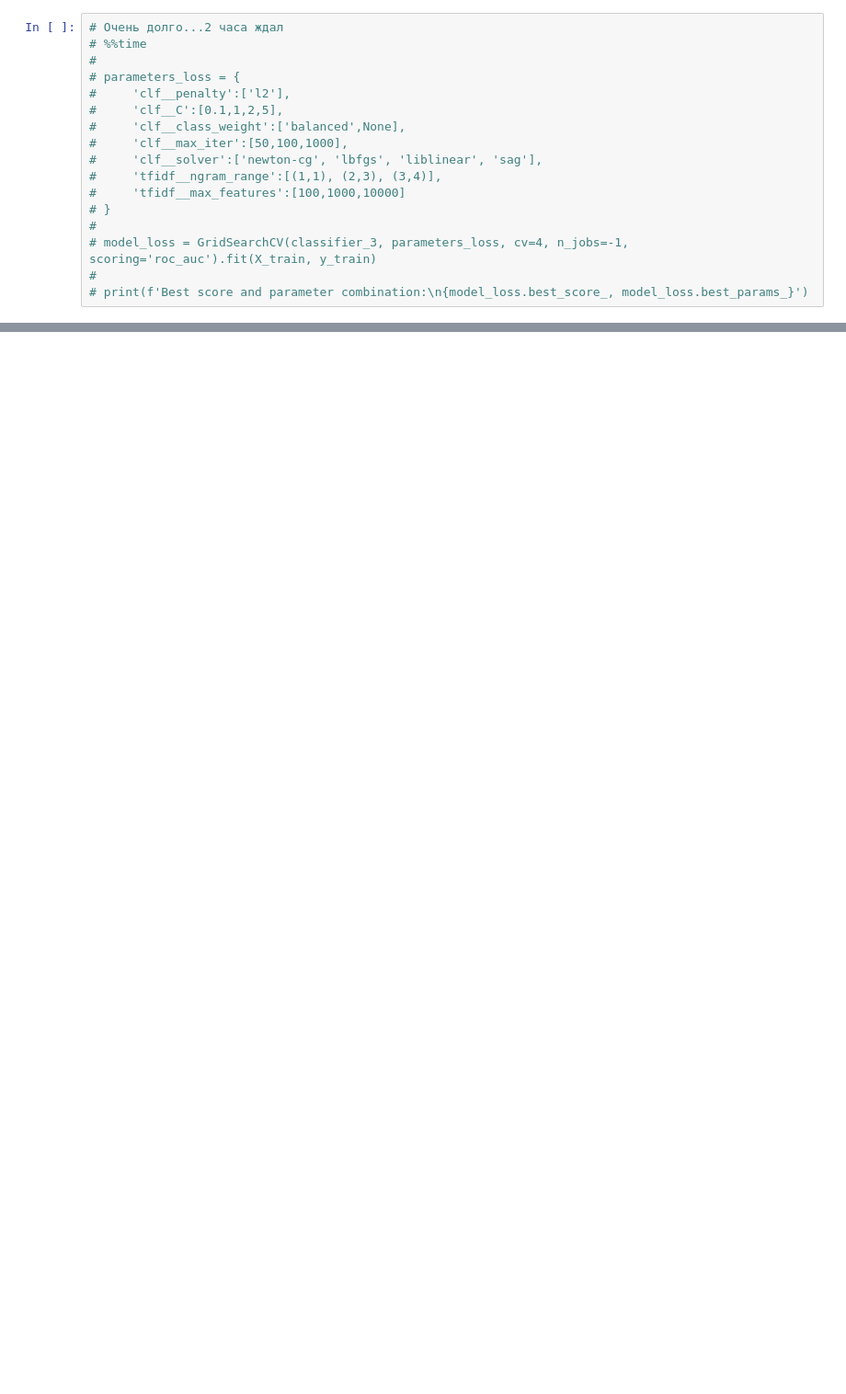
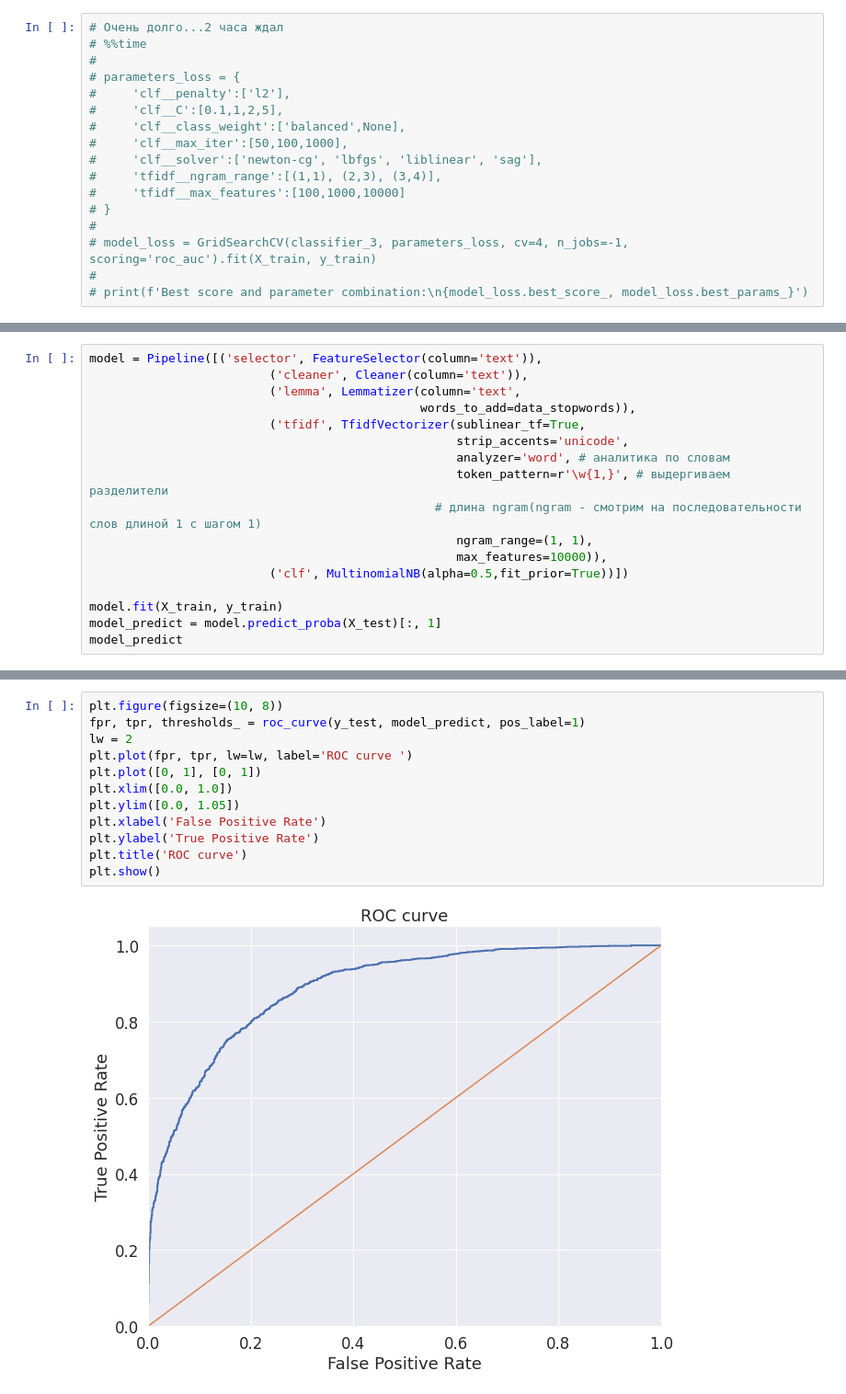
Before and after one commit to mahhets/nlp_classification, a Jupyter notebook: src/research.ipynb, the cells around one changed output, grey strips where cells are left out. Shown at 92% size. Cells and saved outputs as stored; diff of their text form; blank space fills up the shorter version.

```diff
--- a/src/research.ipynb
+++ b/src/research.ipynb
@@ -363,0 +360,17 @@ data[data['label'] == 1]
+# %%
+model = Pipeline([('selector', FeatureSelector(column='text')),
+                         ('cleaner', Cleaner(column='text')),
+                         ('lemma', Lemmatizer(column='text',
+                                              words_to_add=data_stopwords)),
+                         ('tfidf', TfidfVectorizer(sublinear_tf=True,
+                                                   strip_accents='unicode',
+                                                   analyzer='word', # аналитика по словам
+                                                   token_pattern=r'\w{1,}', # выдергиваем разделители
+                                                # длина ngram(ngram - смотрим на последовательности слов длиной 1 с шагом 1)
+                                                   ngram_range=(1, 1),
+                                                   max_features=10000)),
+                         ('clf', MultinomialNB(alpha=0.5,fit_prior=True))])
+
+model.fit(X_train, y_train)
+model_predict = model.predict_proba(X_test)[:, 1]
+model_predict
@@ -363,0 +392,14 @@ data[data['label'] == 1]
+# %%
+plt.figure(figsize=(10, 8))
+fpr, tpr, thresholds_ = roc_curve(y_test, model_predict, pos_label=1)
+lw = 2
+plt.plot(fpr, tpr, lw=lw, label='ROC curve ')
+plt.plot([0, 1], [0, 1])
+plt.xlim([0.0, 1.0])
+plt.ylim([0.0, 1.05])
+plt.xlabel('False Positive Rate')
+plt.ylabel('True Positive Rate')
+plt.title('ROC curve')
+plt.show()
+# %% [output]
+[figure, added]
```
Also changed, not shown: parts of 21 cells of this notebook, 3 other files.
